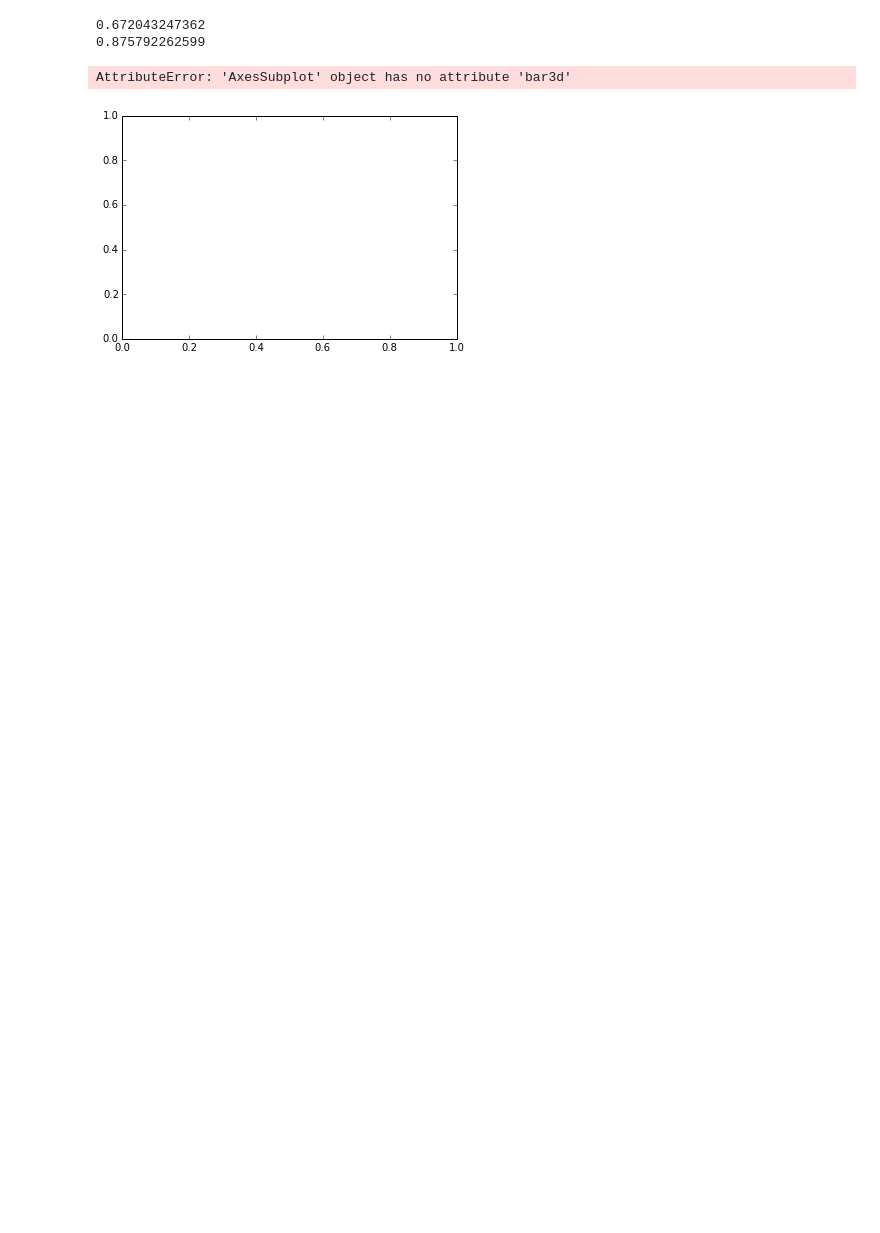
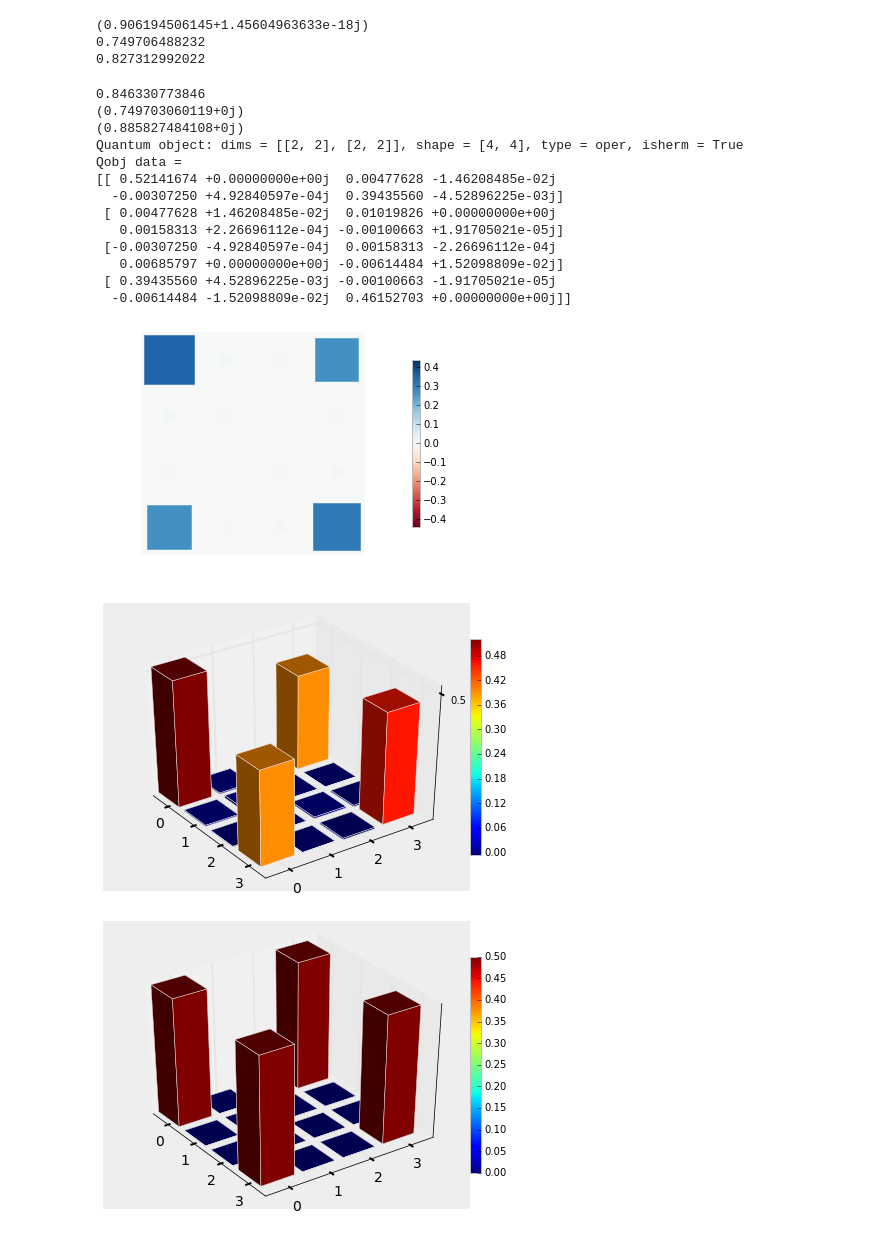
Before and after one commit to bvlastakis/state-reconstruction, a Jupyter notebook: notebooks/ex_qc_tomo.ipynb, the cells around one changed output. Drawn from its saved outputs; the diff is of its cells as text; code cells hidden in the pictures; blank space fills up the shorter version.

```diff
--- a/notebooks/ex_qc_tomo.ipynb
+++ b/notebooks/ex_qc_tomo.ipynb
@@ -11,12 +12,13 @@ Populating the interactive namespace from numpy and matplotlib
 # %%
-folder = 'data/'
+folder = 'data/data_n3/'
 
 #q_ops = { 'I':qp.identity(2), 'X':qp.sigmax(), 'Y':-qp.sigmay(), 'Z':qp.sigmaz() }
-file_list = { 'I':folder+'Id_full.txt', 'X':folder+'X_full.txt', 'Y':folder+'Y_full.txt', 'Z':folder+'Z_full.txt' }
+file_list = { 'I':folder+'Id.txt', 'X':folder+'X_.txt', 'Y':folder+'Y_.txt', 'Z':folder+'Z_.txt' }
 
-exp = dt.Bell_Cat(dispAmp = 2)
+exp = Bell_Cat(dispAmp = np.sqrt(3))
 
 exp.importMsmts(file_list)
+# exp.simulateData()
 #exp.addNoiseData(0.05)
 # %%
 #rho = exp.measurements['I'].rho
@@ -104,7 +65,9 @@ np.trace(rho)
 # %%
-N = 12
-state1 = qp.tensor( qp.fock(2,0), qp.coherent(12, 2)  )
-state2 = qp.tensor( qp.fock(2,1), qp.coherent(12, -2) )
+N = 10
+disp = np.sqrt(3)
+exp.dispAmp = disp
+state1 = qp.tensor( qp.fock(2,0), qp.coherent(N, disp)  )
+state2 = qp.tensor( qp.fock(2,1), qp.coherent(N, -disp) )
 state = (state1 + state2).unit()
 
 state_dm = state*state.dag()
@@ -121,25 +84,44 @@ state_dm = state*state.dag()
 # %%
 rho_norm = rho / np.trace(rho)
-
+print np.trace(rho)
 print np.real(np.trace(np.dot(state_dm.full(), rho)))
 print np.real(np.trace(np.dot(state_dm.full(), rho_norm)))
+
+# qp.matrix_histogram(rho_norm)
 # %% [output]
-0.672043247362
-0.875792262599
+(0.906194506145+1.45604963633e-18j)
+0.749706488232
+0.827312992022
 # %%
 q_ops, c_ops = exp.makeOps()
 exp.reduceQubit()
 
 norm = exp.rho_reduced.tr()
 
-fig, ax = subplots(1,1, figsize=(6,4) )
-ax = qp.matrix_histogram(exp.rho_reduced, ax = ax)
-#fig.savefig('test2.svg')
+fig, ax = plt.subplots(1,1, figsize=(6,4) )
+ax = qp.hinton(exp.rho_reduced, ax = ax)
+# fig.savefig('test2.svg')
 
-
+qp.matrix_histogram(exp.rho_reduced/norm)
 qp.matrix_histogram(stateL*stateL.dag())
+print norm
+print (exp.rho_reduced * stateL*stateL.dag() ).tr()
 print (exp.rho_reduced/norm * stateL*stateL.dag() ).tr()
 print exp.rho_reduced/norm
 # %% [output]
-AttributeError: 'AxesSubplot' object has no attribute 'bar3d'
+0.846330773846
+(0.749703060119+0j)
+(0.885827484108+0j)
+Quantum object: dims = [[2, 2], [2, 2]], shape = [4, 4], type = oper, isherm = True
+Qobj data =
+[[ 0.52141674 +0.00000000e+00j  0.00477628 -1.46208485e-02j
+  -0.00307250 +4.92840597e-04j  0.39435560 -4.52896225e-03j]
+ [ 0.00477628 +1.46208485e-02j  0.01019826 +0.00000000e+00j
+   0.00158313 +2.26696112e-04j -0.00100663 +1.91705021e-05j]
+ [-0.00307250 -4.92840597e-04j  0.00158313 -2.26696112e-04j
+   0.00685797 +0.00000000e+00j -0.00614484 +1.52098809e-02j]
+ [ 0.39435560 +4.52896225e-03j -0.00100663 -1.91705021e-05j
+  -0.00614484 -1.52098809e-02j  0.46152703 +0.00000000e+00j]]
-[figure, old version]
+[figure, new version]
+[figure, added]
+[figure, added]
```
Also changed, not shown: parts of 17 cells of this notebook, 26 other files.
